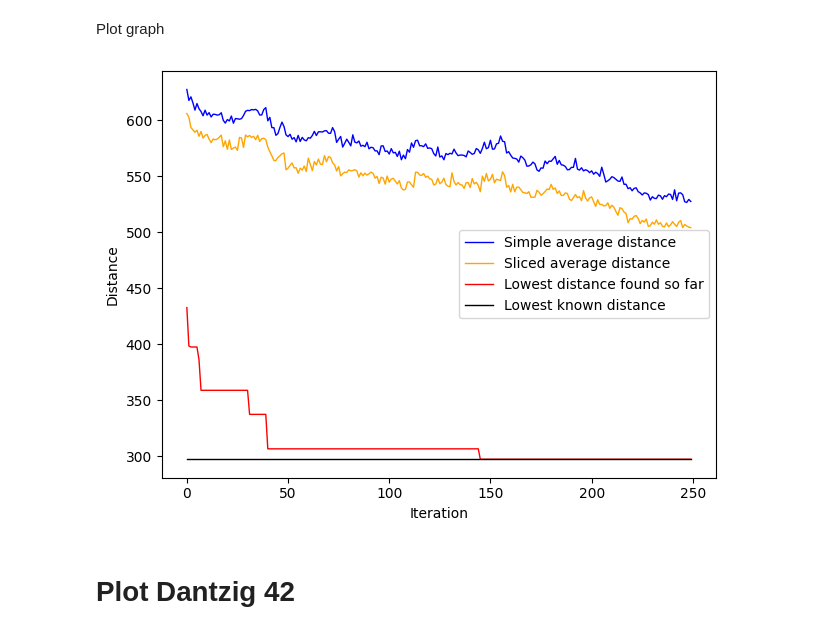
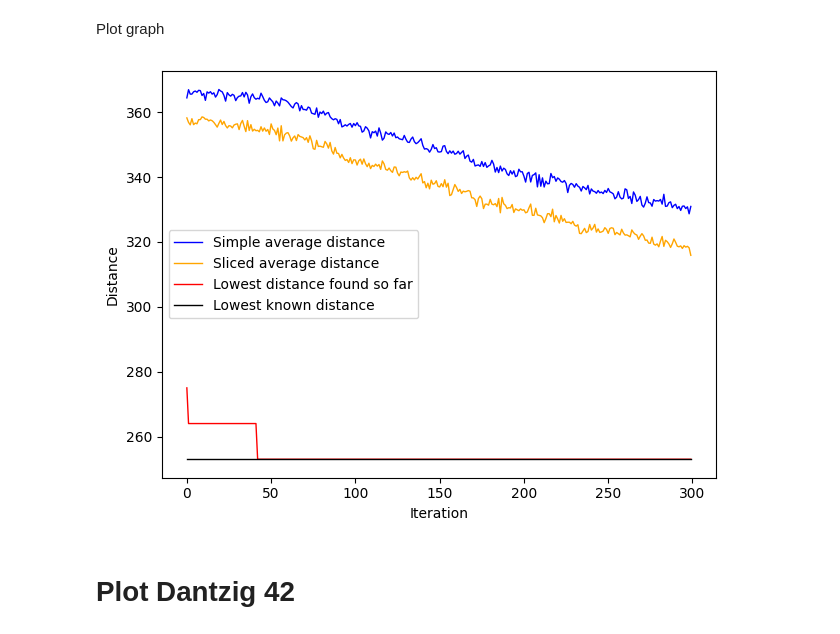
Before and after one commit to goldsmdn/TSP_VQC, a Jupyter notebook: plot_data.ipynb, the cells around one changed output. Saved outputs shown, nothing was run; the diff lists cells and outputs as text; code cells hidden in the pictures.

```diff
--- a/plot_data.ipynb
+++ b/plot_data.ipynb
@@ -19,10 +18,8 @@ from modules.config import (RESULTS_DIR,
                             RESULTS_FILE,
                             NETWORK_DIR,
             )
-#RUNID = '20250413-21-03-35'
-#SUBID = '09-21-45'
-RUNID = '20250421-21-16-42'
-SUBID = '04-18-27'
+RUNID = '20251109-18-45-56' #add your Runid here
+SUBID = '18-45-56' #add your Subid here
 DANTZIG42_DATA = 'dantzig42_xy.csv'
 # %% [markdown]
 Load relevant data from results file:
@@ -36,8 +35,9 @@ best = df_summary['best_dist'].astype(float)
 # %% [markdown]
 Load detailed data:
 # %%
-filename  = f'{SUBID}.csv'
-df_detailed = pd.read_csv(Path(RESULTS_DIR).joinpath(RUNID,filename))
-df_detailed.drop('index_list', axis=1, inplace=True)
-df_detailed['best_dist'] = best.values[0]
-df_detailed.head()
+if SUBID:
+    filename  = f'{SUBID}.csv'
+    df_detailed = pd.read_csv(Path(RESULTS_DIR).joinpath(RUNID,filename))
+    df_detailed.drop('index_list', axis=1, inplace=True)
+    df_detailed['best_dist'] = best.values[0]
+    df_detailed.head()
@@ -51,23 +44,24 @@ df_detailed.head()
 # %% [markdown]
 Plot graph
 # %%
-plt.plot(df_detailed.index, df_detailed['average_list'], linewidth=1.0, color = 'blue', label='Simple average distance')
-plt.plot(df_detailed.index, df_detailed['sliced_list'], linewidth=1.0, color = 'orange', label='Sliced average distance')
-plt.plot(df_detailed.index, df_detailed['lowest_list'], linewidth=1.0, color = 'red', label='Lowest distance found so far')
-plt.plot(df_detailed.index, df_detailed['best_dist'], linewidth=1.0, color = 'black', label='Lowest known distance')
-title = 'Average_and_lowest_distance_found by_iteration'
-if PLOT_TITLE:
-    plt.title(title)
-plt.xlabel('Iteration')
-plt.ylabel('Distance')
-plt.legend()
-plt.tight_layout()
+if RUNID:
+    plt.plot(df_detailed.index, df_detailed['average_list'], linewidth=1.0, color = 'blue', label='Simple average distance')
+    plt.plot(df_detailed.index, df_detailed['sliced_list'], linewidth=1.0, color = 'orange', label='Sliced average distance')
+    plt.plot(df_detailed.index, df_detailed['lowest_list'], linewidth=1.0, color = 'red', label='Lowest distance found so far')
+    plt.plot(df_detailed.index, df_detailed['best_dist'], linewidth=1.0, color = 'black', label='Lowest known distance')
+    title = 'Average_and_lowest_distance_found by_iteration'
+    if PLOT_TITLE:
+        plt.title(title)
+    plt.xlabel('Iteration')
+    plt.ylabel('Distance')
+    plt.legend()
+    plt.tight_layout()
 
-filename = Path(GRAPH_DIR).joinpath(f'{title}.pdf')
-plt.savefig(filename, bbox_inches='tight')
-plt.show()
+    filename = Path(GRAPH_DIR).joinpath(f'{title}.pdf')
+    plt.savefig(filename, bbox_inches='tight')
+    plt.show()
 # %% [output]
-[figure, old version]
+[figure, new version]
 # %% [markdown]
 # Plot Dantzig 42
 # %%
```
Also changed, not shown: parts of 3 cells of this notebook, 32 other files.
